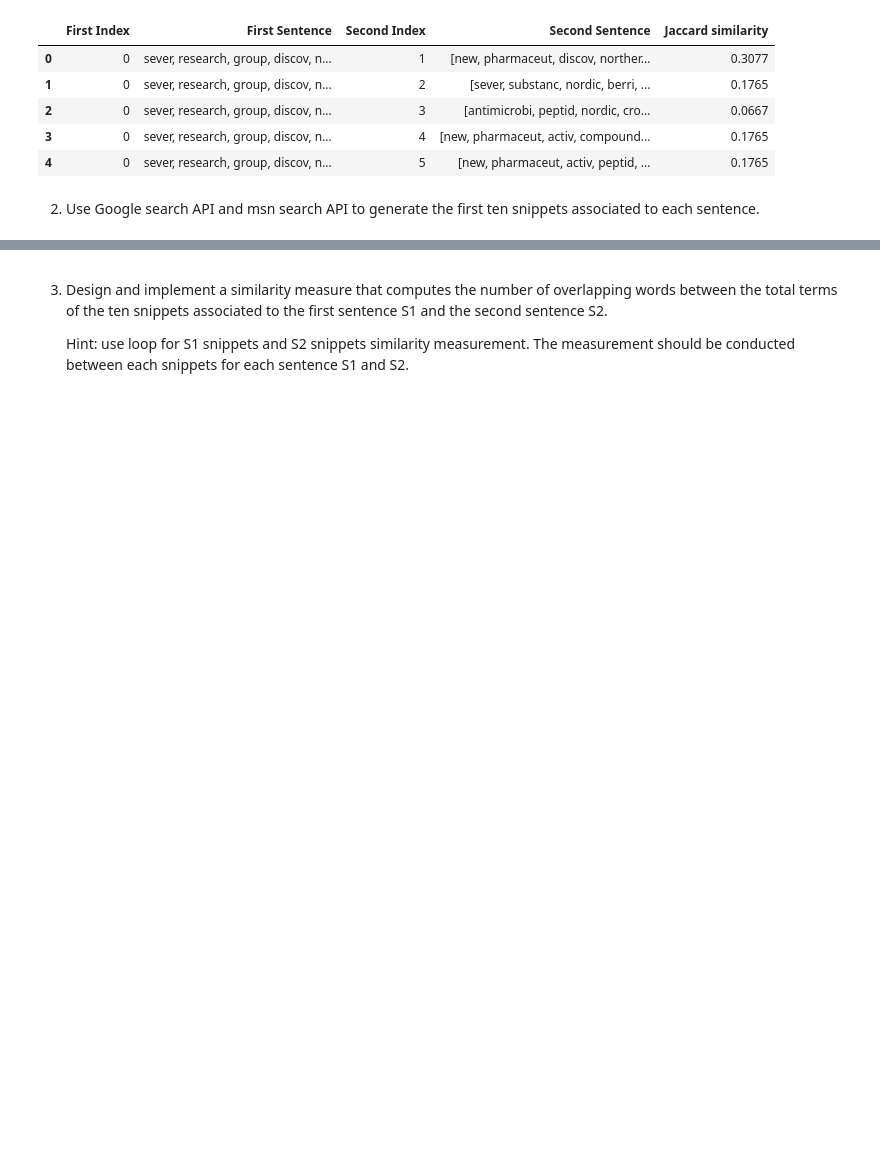
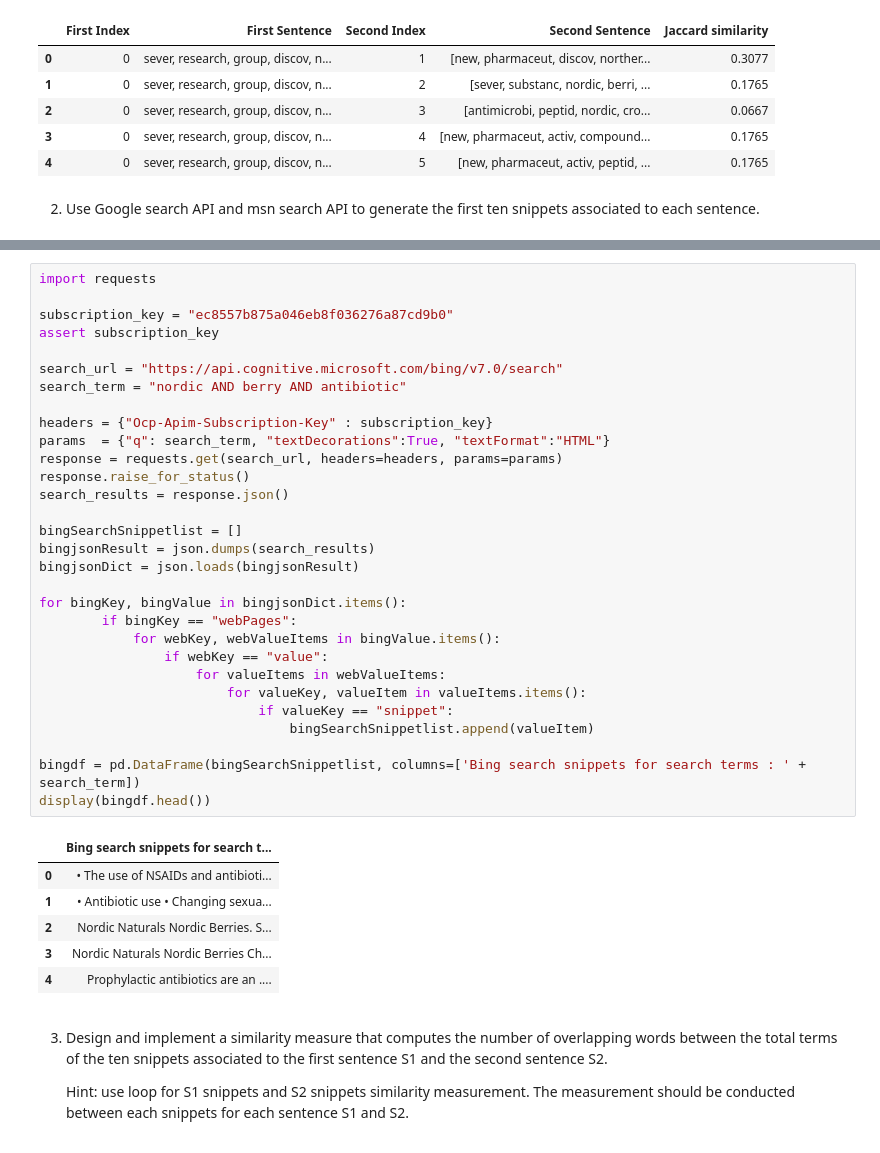
Before and after one commit to gunjanchandra280395/NLP-Project, a Jupyter notebook: Sentences similarity project.ipynb, the cells around one changed output, grey strips where cells are left out. Drawn from its saved outputs; the diff is of its cells as text; blank space fills up the shorter version.

```diff
--- a/Sentences similarity project.ipynb
+++ b/Sentences similarity project.ipynb
@@ -309,3 +340,40 @@ Jaccard similarity
+# %%
+import requests
+
+subscription_key = "ec8557b875a046eb8f036276a87cd9b0"
+assert subscription_key
+
+search_url = "https://api.cognitive.microsoft.com/bing/v7.0/search"
+search_term = "nordic AND berry AND antibiotic"
+
+headers = {"Ocp-Apim-Subscription-Key" : subscription_key}
+params  = {"q": search_term, "textDecorations":True, "textFormat":"HTML"}
+response = requests.get(search_url, headers=headers, params=params)
+response.raise_for_status()
+search_results = response.json()
+
+bingSearchSnippetlist = []
+bingjsonResult = json.dumps(search_results)
+bingjsonDict = json.loads(bingjsonResult)
+
+for bingKey, bingValue in bingjsonDict.items():
+        if bingKey == "webPages":
+            for webKey, webValueItems in bingValue.items():
+                if webKey == "value":
+                    for valueItems in webValueItems:
+                        for valueKey, valueItem in valueItems.items():
+                            if valueKey == "snippet":
+                                bingSearchSnippetlist.append(valueItem)
+
+bingdf = pd.DataFrame(bingSearchSnippetlist, columns=['Bing search snippets for search terms : ' + search_term])
+display(bingdf.head())
+# %% [output]
+|  | Bing search snippets for search t... |
+| 0 | • The use of NSAIDs and antibioti... |
+| 1 | • Antibiotic use • Changing sexua... |
+| 2 | Nordic Naturals Nordic Berries. S... |
+| 3 | Nordic Naturals Nordic Berries Ch... |
+| 4 | Prophylactic antibiotics are an .... |
 # %% [markdown]
 3.	Design and implement a similarity measure that computes the number of overlapping words between the total terms of the ten snippets associated to the first sentence S1 and the second sentence S2.
 
```
Also changed, not shown: parts of 2 cells of this notebook.
